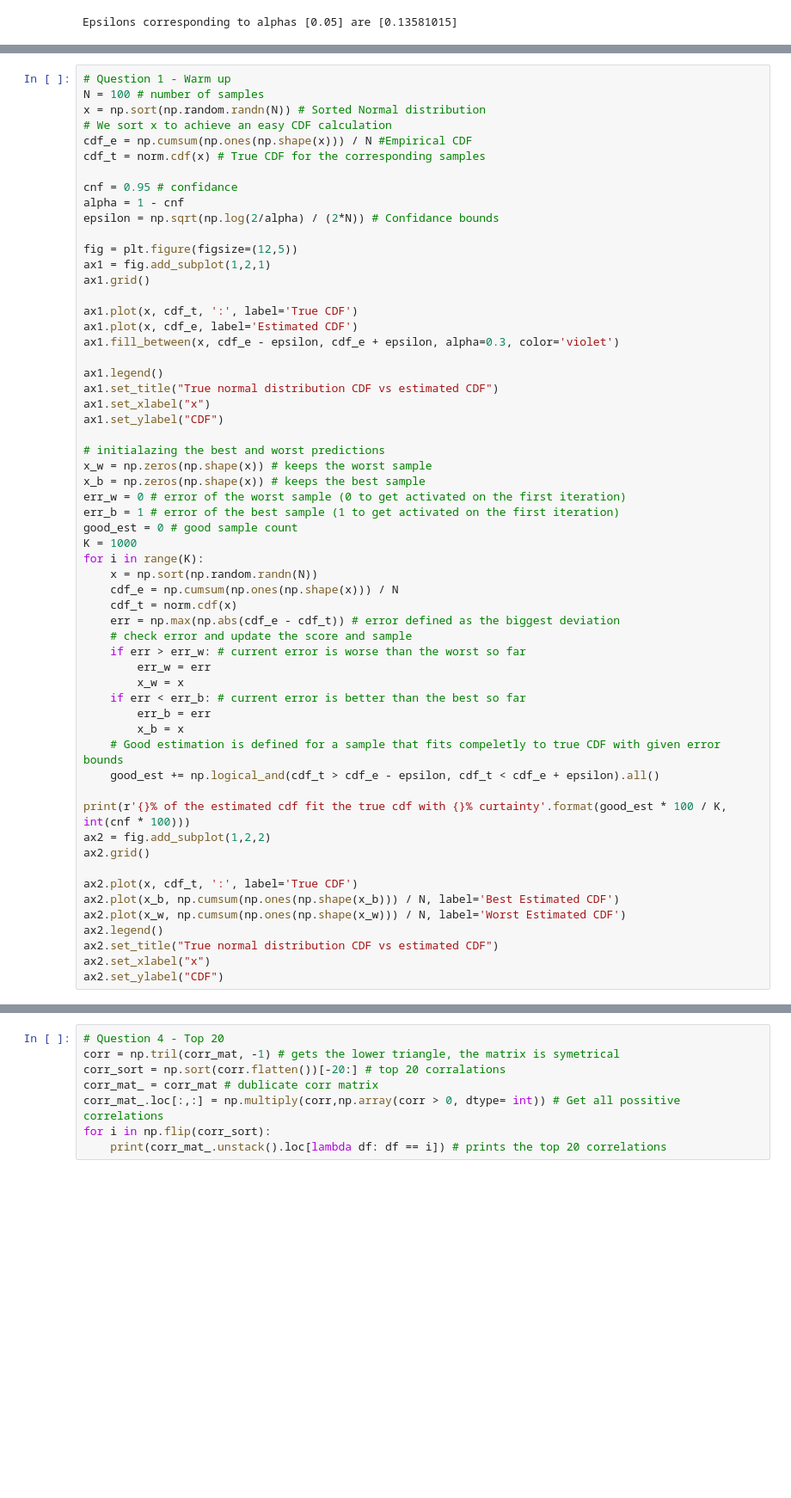
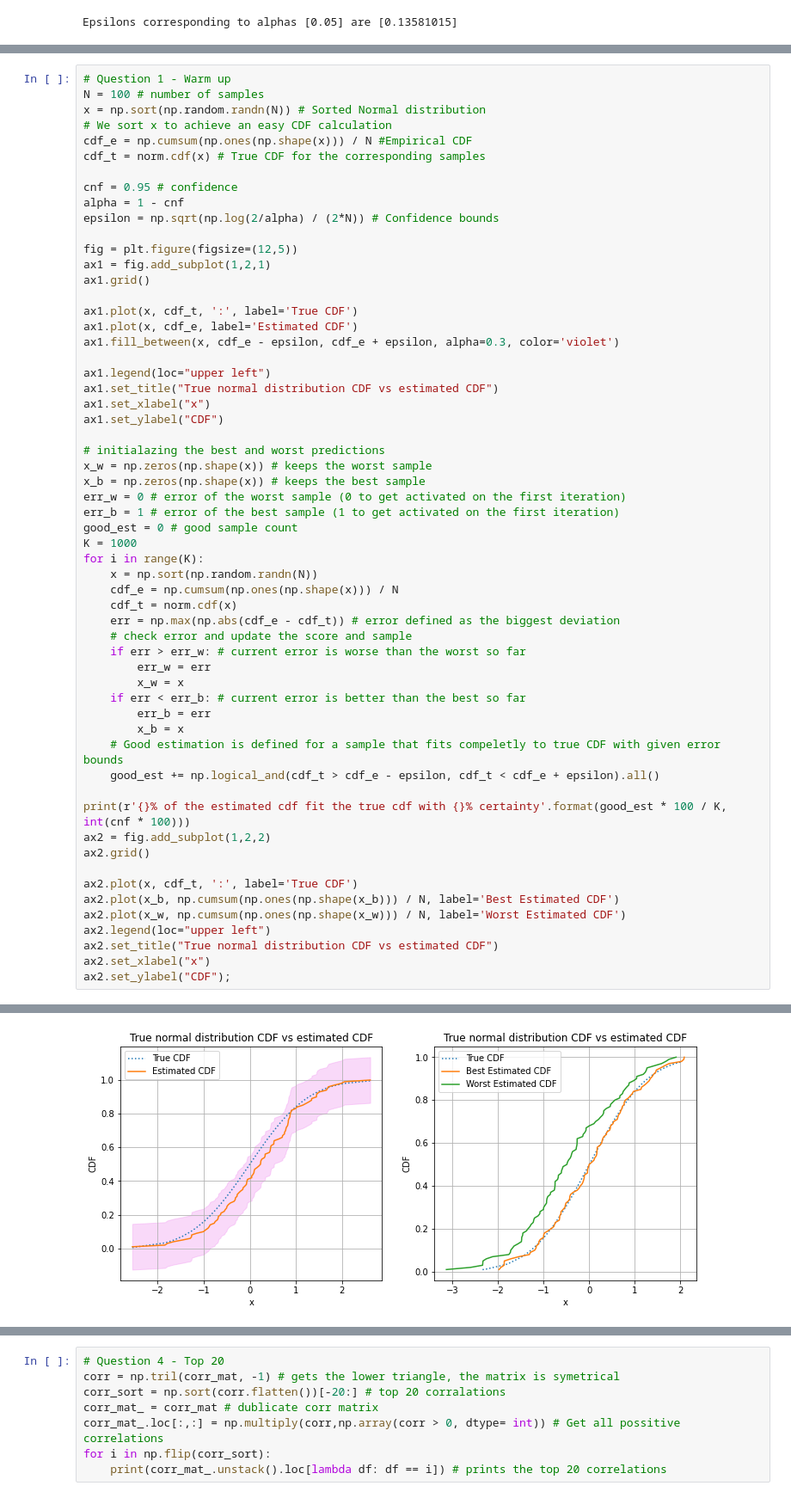
Before and after one commit to mocedon/ee_046202, a Jupyter notebook: ee046202_hw_1_312347982_312775364.ipynb, the cells around one changed output, grey strips where cells are left out. Shown at 86% size. Saved outputs shown, nothing was run; the diff lists cells and outputs as text; blank space fills up the shorter version.

```diff
--- a/ee046202_hw_1_312347982_312775364.ipynb
+++ b/ee046202_hw_1_312347982_312775364.ipynb
@@ -545,9 +550,9 @@ x = np.sort(np.random.randn(N)) # Sorted Normal distribution
 cdf_e = np.cumsum(np.ones(np.shape(x))) / N #Empirical CDF
 cdf_t = norm.cdf(x) # True CDF for the corresponding samples
 
-cnf = 0.95 # confidance
+cnf = 0.95 # confidence
 alpha = 1 - cnf
-epsilon = np.sqrt(np.log(2/alpha) / (2*N)) # Confidance bounds
+epsilon = np.sqrt(np.log(2/alpha) / (2*N)) # Confidence bounds
 
 fig = plt.figure(figsize=(12,5))
 ax1 = fig.add_subplot(1,2,1)
@@ -557,7 +562,7 @@ ax1.plot(x, cdf_t, ':', label='True CDF')
 ax1.plot(x, cdf_e, label='Estimated CDF')
 ax1.fill_between(x, cdf_e - epsilon, cdf_e + epsilon, alpha=0.3, color='violet')
 
-ax1.legend()
+ax1.legend(loc="upper left")
 ax1.set_title("True normal distribution CDF vs estimated CDF")
 ax1.set_xlabel("x")
 ax1.set_ylabel("CDF")
@@ -584,15 +589,15 @@ for i in range(K):
     # Good estimation is defined for a sample that fits compeletly to true CDF with given error bounds
     good_est += np.logical_and(cdf_t > cdf_e - epsilon, cdf_t < cdf_e + epsilon).all()
 
-print(r'{}% of the estimated cdf fit the true cdf with {}% curtainty'.format(good_est * 100 / K, int(cnf * 100)))
+print(r'{}% of the estimated cdf fit the true cdf with {}% certainty'.format(good_est * 100 / K, int(cnf * 100)))
 ax2 = fig.add_subplot(1,2,2)
 ax2.grid()
 
 ax2.plot(x, cdf_t, ':', label='True CDF')
 ax2.plot(x_b, np.cumsum(np.ones(np.shape(x_b))) / N, label='Best Estimated CDF')
 ax2.plot(x_w, np.cumsum(np.ones(np.shape(x_w))) / N, label='Worst Estimated CDF')
-ax2.legend()
+ax2.legend(loc="upper left")
 ax2.set_title("True normal distribution CDF vs estimated CDF")
 ax2.set_xlabel("x")
-ax2.set_ylabel("CDF")
+ax2.set_ylabel("CDF");
 # %% [output]
@@ -603,2 +605,3 @@ Text(0, 0.5, 'CDF')
+[figure, added]
 # %%
 # Question 2 - Load dataset
```
Also changed, not shown: parts of 7 cells of this notebook.
